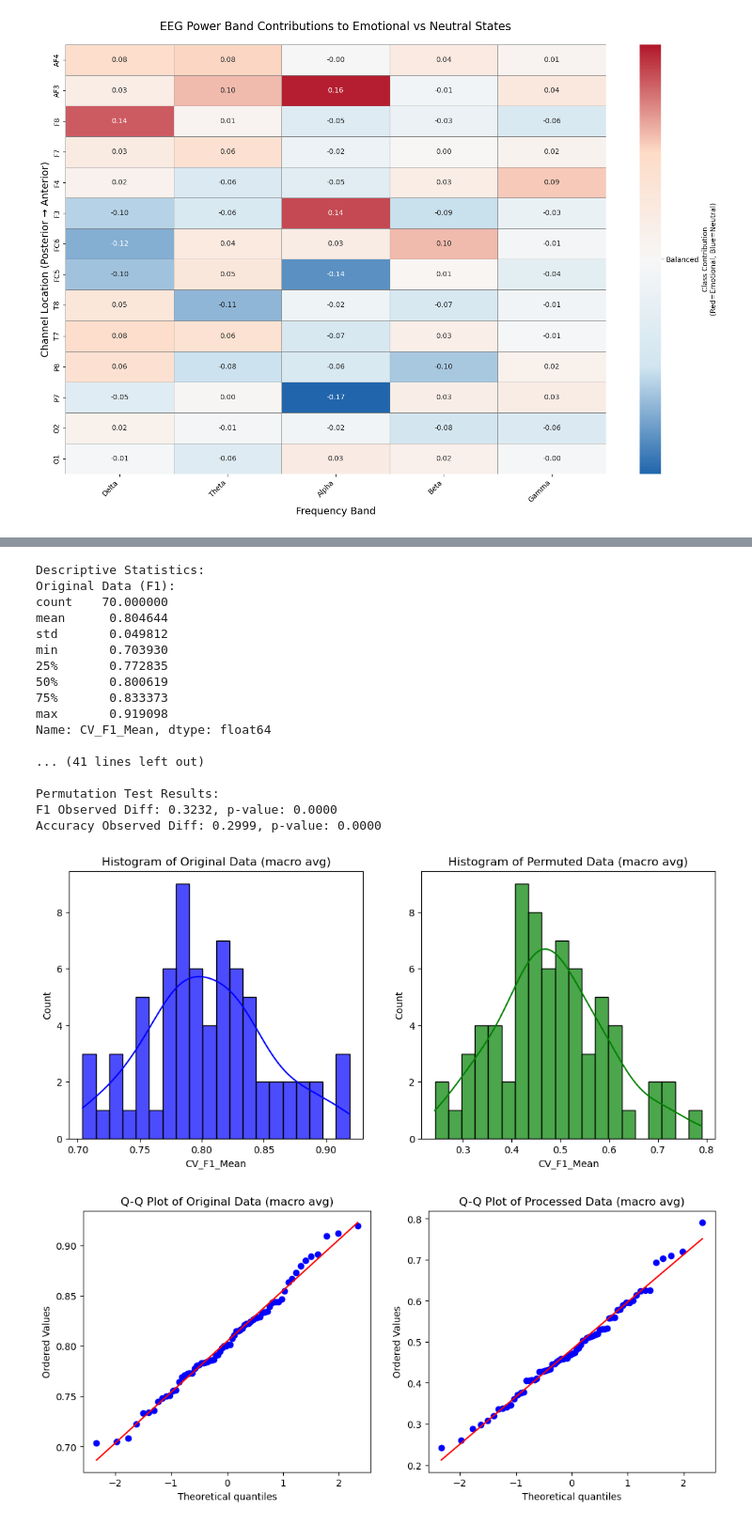
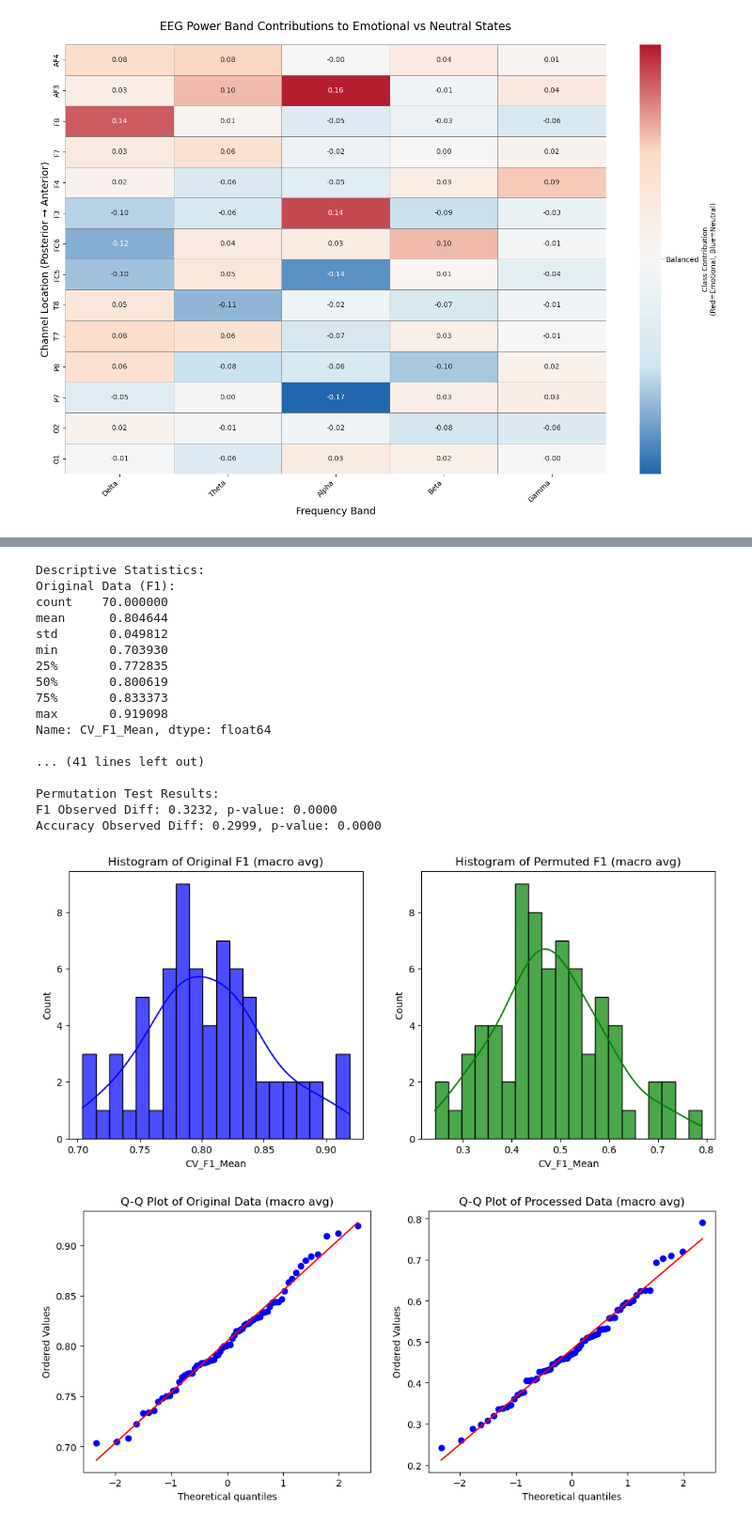
Before and after one commit to oliviaL2022/video-induced-emotion-prediction, a Jupyter notebook: Machine Learning Scripts/Study2_Prediction_model_within_subjects_v7.ipynb, the cells around one changed output, grey strips where cells are left out. Shown at 94% size. Drawn from its saved outputs; the diff is of its cells as text; code cells hidden in the pictures.

```diff
--- a/Machine Learning Scripts/Study2_Prediction_model_within_subjects_v7.ipynb
+++ b/Machine Learning Scripts/Study2_Prediction_model_within_subjects_v7.ipynb
@@ -24,7 +24,7 @@ from sklearn.metrics import (
 )
 # %%
 # File path
-file_path = r"\\files.brandeis.edu\gutsell-lab\Tong_computer\Dissertation Study 2\EEG data\Combined Files\final cleaned individual files\final individuals v2\post baseline correction\corrected_02_processed_final.csv"
+file_path = r"\\...lab server path...\EEG data\Combined Files\final cleaned individual files\final individuals v2\post baseline correction\corrected_02_processed_final.csv"
 
 # Load the file
 df = pd.read_csv(file_path)
@@ -44,8 +44,8 @@ Columns containing 'time' or 'Time' (2 found):
 ########## Revision two (final one): cross validation plus train-test split
 # Define directories
 # Need to modify output_dir, permute_y, target_variable
-input_dir = r"\\files.brandeis.edu\gutsell-lab\Tong_computer\Dissertation Study 2\EEG data\Combined Files\final cleaned individual files\final individuals v2\post baseline correction"
-output_dir = r"\\files.brandeis.edu\gutsell-lab\Tong_computer\Dissertation Study 2\Results\q4_results_final"
+input_dir = r"\\...lab server path...\EEG data\Combined Files\final cleaned individual files\final individuals v2\post baseline correction"
+output_dir = r"\\...lab server path...\Results\q4_results_final"
 os.makedirs(output_dir, exist_ok=True)
 
 # Configuration
@@ -952,8 +955,8 @@ def convert_feature_names(feature_name):
     return feature_name
 
 # Define the path to your weights data
-weights_path = r"\\files.brandeis.edu\gutsell-lab\Tong_computer\Dissertation Study 2\Results\q1_results_final\feature_weights_q1_y_original.csv"
-output_dir = r"\\files.brandeis.edu\gutsell-lab\Tong_computer\Dissertation Study 2\Results\q1_results_final"
+weights_path = r"\\...lab server path...\Results\q1_results_final\feature_weights_q1_y_original.csv"
+output_dir = r"\\...lab server path...\Results\q1_results_final"
 
 # Ensure output directory exists
 os.makedirs(output_dir, exist_ok=True)
@@ -1070,8 +1073,8 @@ def convert_feature_names(feature_name):
     return feature_name
 
 # Define the path to your weights data
-weights_path = r"\\files.brandeis.edu\gutsell-lab\Tong_computer\Dissertation Study 2\Results\q3_results_final\feature_weights_q3_y_original.csv"
-output_dir = r"\\files.brandeis.edu\gutsell-lab\Tong_computer\Dissertation Study 2\Results\q3_results_final"
+weights_path = r"\\...lab server path...\Results\q3_results_final\feature_weights_q3_y_original.csv"
+output_dir = r"\\...lab server path...\Results\q3_results_final"
 
 # Ensure output directory exists
 os.makedirs(output_dir, exist_ok=True)
@@ -1327,9 +1331,9 @@ import seaborn as sns
 import os
 
 # File paths
-file_original = r"\\files.brandeis.edu\gutsell-lab\Tong_computer\Dissertation Study 2\Results\q1_results_final\cv_metrics_q1_y_original.csv"
-file_permuted = r"\\files.brandeis.edu\gutsell-lab\Tong_computer\Dissertation Study 2\Results\q1_results_final\cv_metrics_q1_y_permutation.csv"
-output_dir = r"\\files.brandeis.edu\gutsell-lab\Tong_computer\Dissertation Study 2\Results"
+file_original = r"\\...lab server path...\Results\q1_results_final\cv_metrics_q1_y_original.csv"
+file_permuted = r"\\...lab server path...\Results\q1_results_final\cv_metrics_q1_y_permutation.csv"
+output_dir = r"\\...lab server path...\Results"
 
 # Extract condition name from filename
 filename = os.path.basename(file_original)
@@ -1455,10 +1459,10 @@ with open(output_file, "a") as f:
 plt.figure(figsize=(12, 5))
 plt.subplot(1, 2, 1)
 sns.histplot(f1_scores_1, kde=True, bins=20, color='blue', alpha=0.7)
-plt.title("Histogram of Original Data (macro avg)")
+plt.title("Histogram of Original F1 (macro avg)")
 plt.subplot(1, 2, 2)
 sns.histplot(f1_scores_2, kde=True, bins=20, color='green', alpha=0.7)
-plt.title("Histogram of Permuted Data (macro avg)")
+plt.title("Histogram of Permuted F1 (macro avg)")
 plt.savefig(os.path.join(output_dir, f"loso_histograms_{condition_name}.png"))  # Save histogram image
 plt.show()
 
@@ -1527,36 +1531,36 @@ plt.title('Permutation Test Distribution (accuracy)')
 plt.legend()
 plt.savefig(os.path.join(output_dir, f"loso_accuracy_permutation_test_distribution_macro_avg_{condition_name}.png"))  # Save permutation test distribution image
 plt.show()
 
 # Visualization of F1-Score trends
 plt.figure(figsize=(10, 5))
 plt.plot(acc_scores_1.values, label=f'Original Data (accuracy)({condition_name})', marker='o')
 plt.plot(acc_scores_2.values, label=f'Permuted Data (accuracy)({condition_name})', marker='s')
 plt.xlabel('Subject#')
-plt.ylabel('F1-Score')
-plt.title('Comparison of F1-Scores (accuracy)')
+plt.ylabel('Accuracy')
+plt.title('Comparison of Accuracy Scores')
 plt.legend()
 plt.savefig(os.path.join(output_dir, f"loso_accuracy_score_comparison_macro_avg_{condition_name}.png"))  # Save F1-Score comparison image
 plt.show()
 # %% [output]
 Descriptive Statistics:
 Original Data (F1):
 count    70.000000
 mean      0.804644
 std       0.049812
 min       0.703930
 25%       0.772835
 50%       0.800619
 75%       0.833373
 max       0.919098
 Name: CV_F1_Mean, dtype: float64
 
 ... (41 lines left out)
 
 Permutation Test Results:
 F1 Observed Diff: 0.3232, p-value: 0.0000
 Accuracy Observed Diff: 0.2999, p-value: 0.0000
-[figure, old version]
+[figure, new version]
 [figure]
 [figure]
 [figure]
```
Also changed, not shown: parts of 14 cells of this notebook, 1 other file.
